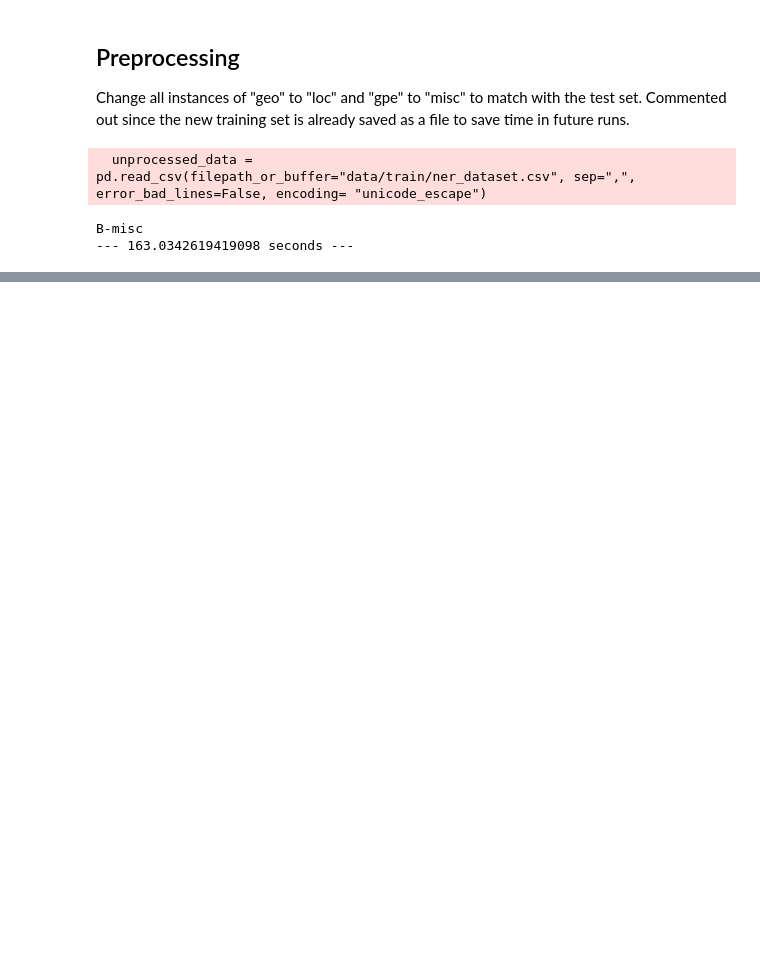
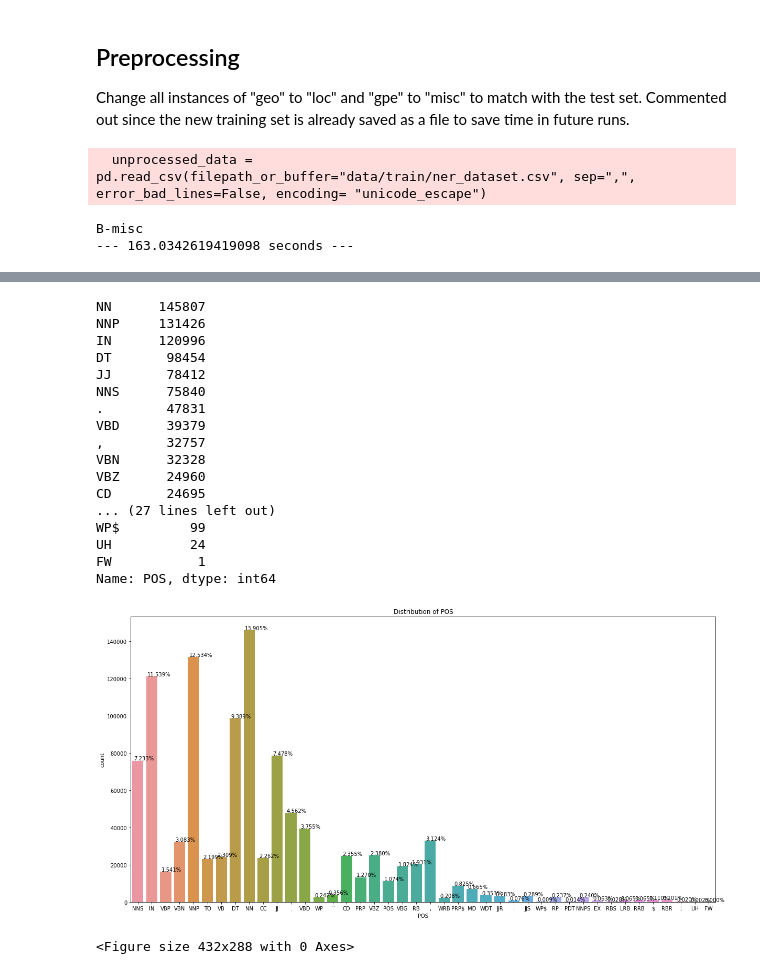
Before and after one commit to iremddemir/text-mining-project, a Jupyter notebook: NERC.ipynb, the cells around one changed output, grey strips where cells are left out. Saved outputs shown, nothing was run; the diff lists cells and outputs as text; code cells hidden in the pictures; blank space fills up the shorter version.

```diff
--- a/NERC.ipynb
+++ b/NERC.ipynb
@@ -22,0 +92,35 @@ B-misc
+# %%
+# more insight into the data for POS tags (might be useful for the future)
+print(df["POS"].value_counts())
+
+# plot the distribution of the tags
+fig, ax = plt.subplots(figsize=(20,10))
+sns.countplot(x="POS", data=df)
+# add counts and percentages to the plot
+for p in ax.patches:
+    ax.annotate('{:.3f}%'.format(100*p.get_height()/len(df)), (p.get_x()+0.1, p.get_height()+300))
+
+# set the title of the plot
+plt.title("Distribution of POS")
+plt.show()
+plt.savefig("figures/distribution_of_pos_barplot.png")
+# %% [output]
+NN      145807
+NNP     131426
+IN      120996
+DT       98454
+JJ       78412
+NNS      75840
+.        47831
+VBD      39379
+,        32757
+VBN      32328
+VBZ      24960
+CD       24695
+... (27 lines left out)
+WP$         99
+UH          24
+FW           1
+Name: POS, dtype: int64
+[figure, added]
+<Figure size 432x288 with 0 Axes>
```
Also changed, not shown: parts of 14 cells of this notebook, 3 other files.
